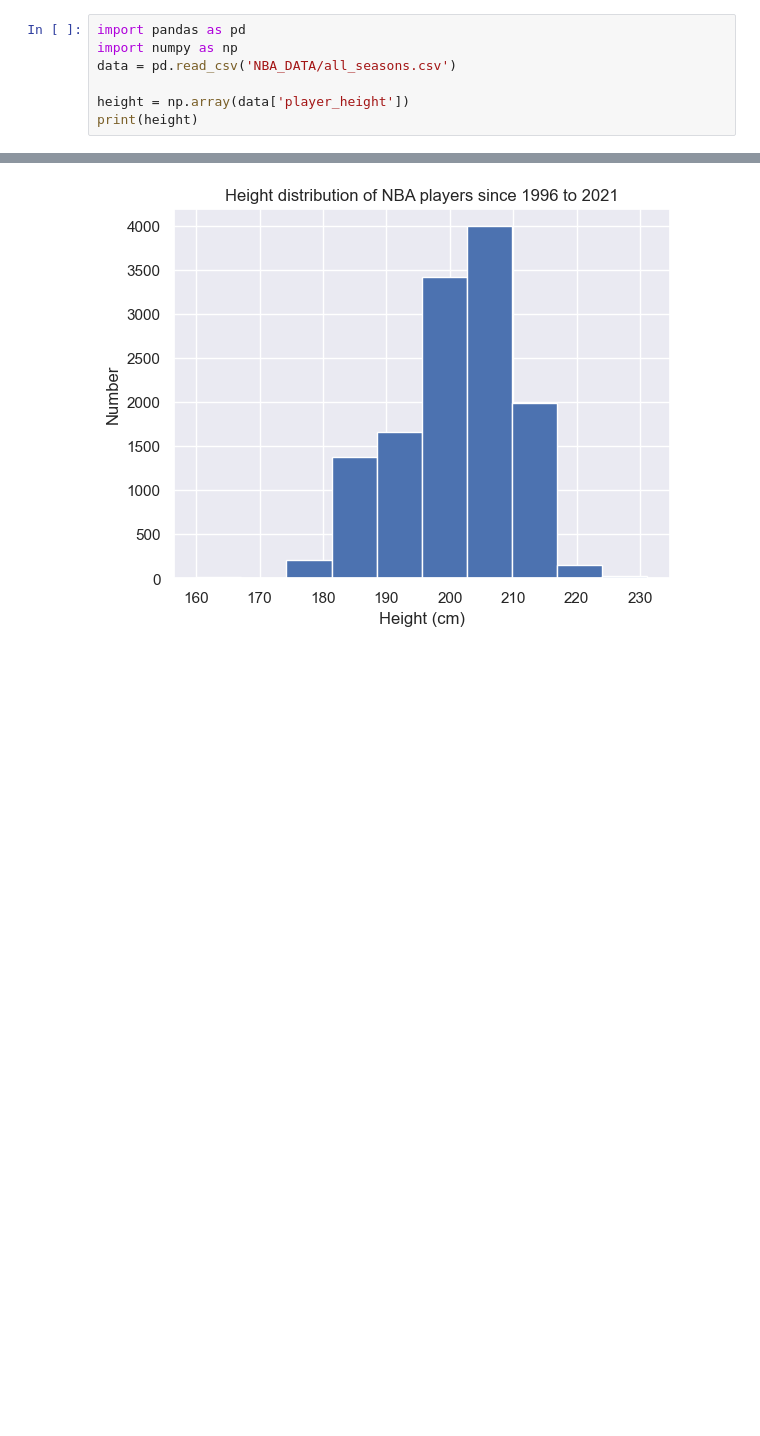
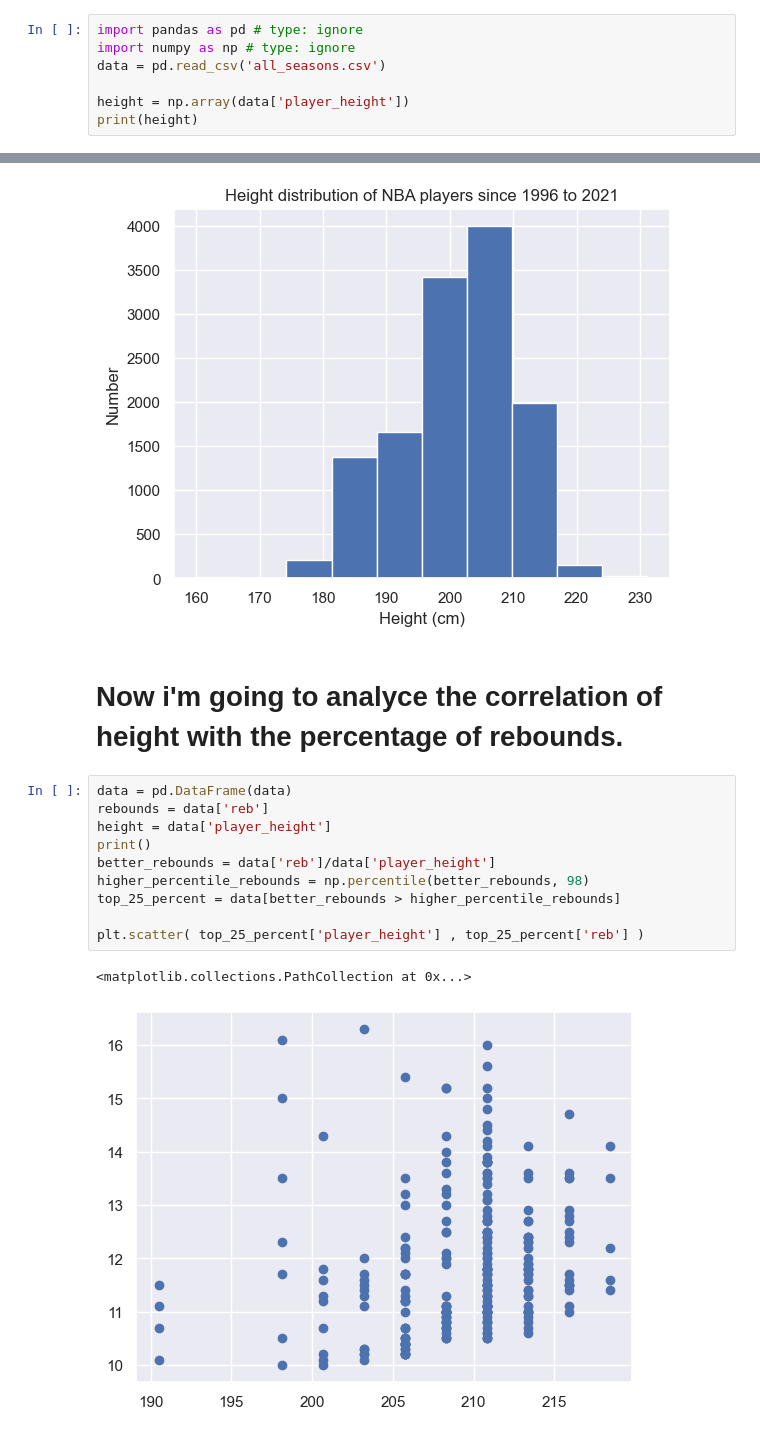
Before and after one commit to CristianGmoraArias/Data_Science, a Jupyter notebook: NBA_PROJECT.ipynb, the cells around one changed output, grey strips where cells are left out. Saved outputs shown, nothing was run; the diff lists cells and outputs as text; blank space fills up the shorter version.

Commit message:
Update_Rebounds_vs_Heigth

```diff
--- a/NBA_PROJECT.ipynb
+++ b/NBA_PROJECT.ipynb
@@ -1,7 +1,7 @@
 # %%
-import pandas as pd
-import numpy as np
-data = pd.read_csv('NBA_DATA/all_seasons.csv')
+import pandas as pd # type: ignore
+import numpy as np # type: ignore
+data = pd.read_csv('all_seasons.csv')
 
 height = np.array(data['player_height'])
 print(height)
@@ -40,3 +36,18 @@ plt.ylabel('Number')
 # %% [output]
 Text(0, 0.5, 'Number')
 [figure]
+# %% [markdown]
+# Now i'm going to analyce the correlation of height with the percentage of rebounds.
+# %%
+data = pd.DataFrame(data)
+rebounds = data['reb']
+height = data['player_height']
+print()
+better_rebounds = data['reb']/data['player_height']
+higher_percentile_rebounds = np.percentile(better_rebounds, 98)
+top_25_percent = data[better_rebounds > higher_percentile_rebounds]
+
+plt.scatter( top_25_percent['player_height'] , top_25_percent['reb'] )
+# %% [output]
+<matplotlib.collections.PathCollection at 0x...>
+[figure, added]
```
Also changed, not shown: parts of 1 cell of this notebook, 2 other files.
